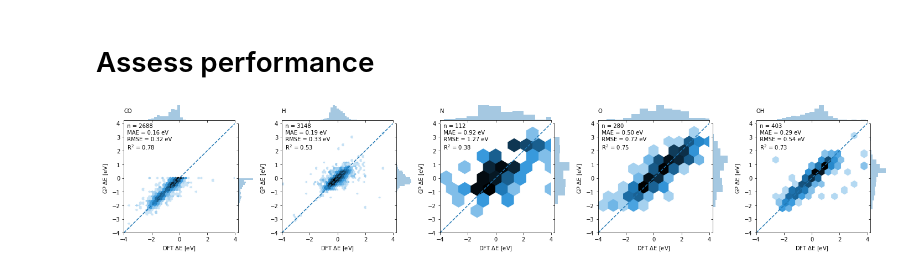
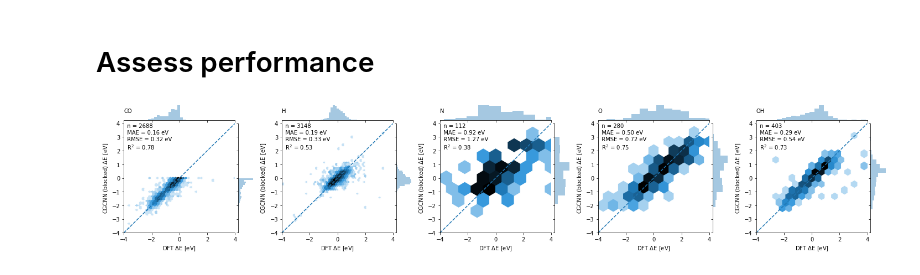
Before and after one commit to ulissigroup/uncertainty_benchmarking, a Jupyter notebook: CGCNN/cgcnn_gasdb_blocked.ipynb, the cells around one changed output. Drawn from its saved outputs; the diff is of its cells as text; code cells hidden in the pictures.

Commit message:
Continue cleaning up figure labels with CGCNN

```diff
--- a/CGCNN/cgcnn_gasdb_blocked.ipynb
+++ b/CGCNN/cgcnn_gasdb_blocked.ipynb
@@ -19,6 +19,9 @@ Load all of our preprocessed and split data from our cache
 # %%
 import pickle
 
+
+# Label to use for this model in the plots
+model_name = 'CGCNN (blocked)'
 
 with open('../preprocessing/sdt/gasdb/feature_dimensions.pkl', 'rb') as file_handle:
     orig_atom_fea_len, nbr_fea_len = pickle.load(file_handle)
@@ -245,32 +248,32 @@ for i, (ads, net) in enumerate(nets.items()):
                          kind='hex',
                          bins='log',
                          extent=lims*2)
     ax = grid.ax_joint
     _ = ax.set_xlim(lims)
     _ = ax.set_ylim(lims)
     _ = ax.plot(lims, lims, '--')
     _ = ax.set_xlabel('DFT $\Delta$E [eV]')
-    _ = ax.set_ylabel('GP $\Delta$E [eV]')
+    _ = ax.set_ylabel('%s $\Delta$E [eV]' % model_name)
     _ = ax.set_title(ads)
 
     # Calculate + report metrics
     mae = mean_absolute_error(_targets_val, _targets_pred)
     rmse = np.sqrt(mean_squared_error(_targets_val, _targets_pred))
     r2 = r2_score(_targets_val, _targets_pred)
     grid.ax_marg_x.text(x=lims[0], y=0,
                         verticalalignment='bottom',
                         s='%s\n' % ads)
     text = ('  n = %i\n'
             '  MAE = %.2f eV\n'
             '  RMSE = %.2f eV\n'
             '  R$^2$ = %.2f'
             % (len(_targets_val), mae, rmse, r2))
     ax.text(x=lims[0], y=lims[1], s=text,
             horizontalalignment='left',
             verticalalignment='top')
 
     # Put the figure into the subplot
     sfg = SeabornFig2Grid(grid, fig, gs[i])
 gs.tight_layout(fig)
 # %% [output]
-[figure, old version]
+[figure, new version]
```
Also changed, not shown: 2 other files.
